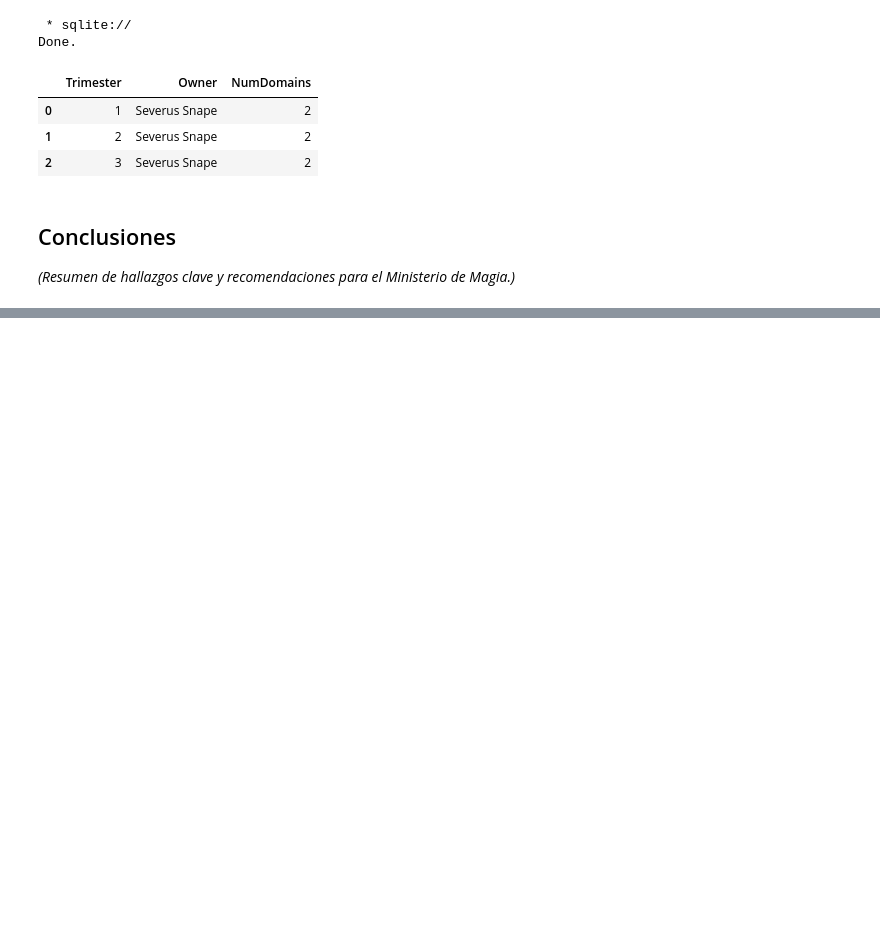
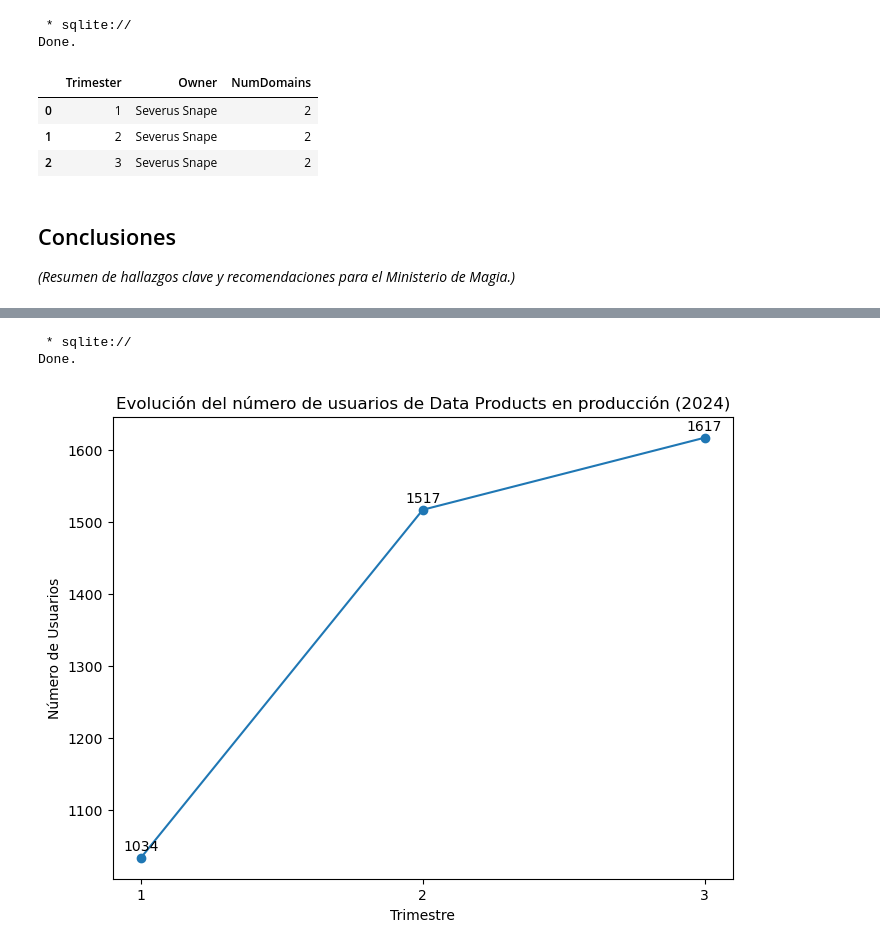
Before and after one commit to tvarmar/PEIA_P1_Hogwarts_DataProducts, a Jupyter notebook: TaniaEvoraVargasMartinez-ProgramacionEntornosIA-Python.ipynb, the cells around one changed output, grey strips where cells are left out. Saved outputs shown, nothing was run; the diff lists cells and outputs as text; code cells hidden in the pictures; blank space fills up the shorter version.

```diff
--- a/TaniaEvoraVargasMartinez-ProgramacionEntornosIA-Python.ipynb
+++ b/TaniaEvoraVargasMartinez-ProgramacionEntornosIA-Python.ipynb
@@ -653,0 +645,36 @@ tan claro como un hechizo bien ejecutado.
+# %%
+# Evolución temporal del número de usuarios de Data Products en producción.
+query = """
+  SELECT Trimester,
+         SUM(NumberUsers) AS TotalUsers
+  FROM trimestres_2024
+  WHERE Status = 'Production'
+  GROUP BY Trimester;
+"""
+
+graph_data2 = %sql {query}
+graph_data2_df = graph_data2.DataFrame()
+
+x = graph_data2_df['Trimester']
+y = graph_data2_df['TotalUsers']
+
+plt.figure(figsize=(8,6))
+plt.plot( x, y, marker='o')
+plt.title('Evolución del número de usuarios de Data Products en producción (2024)')
+plt.xlabel('Trimestre')
+plt.ylabel('Número de Usuarios')
+
+plt.xticks(x)
+
+for i, value in enumerate(y):
+  plt.text(
+    x.iloc[i], y.iloc[i] + 10,
+    str(value),
+    ha='center'
+  )
+
+plt.show()
+# %% [output]
+ * sqlite://
+Done.
+[figure, added]
```
Also changed, not shown: parts of 21 cells of this notebook, 1 other file.
